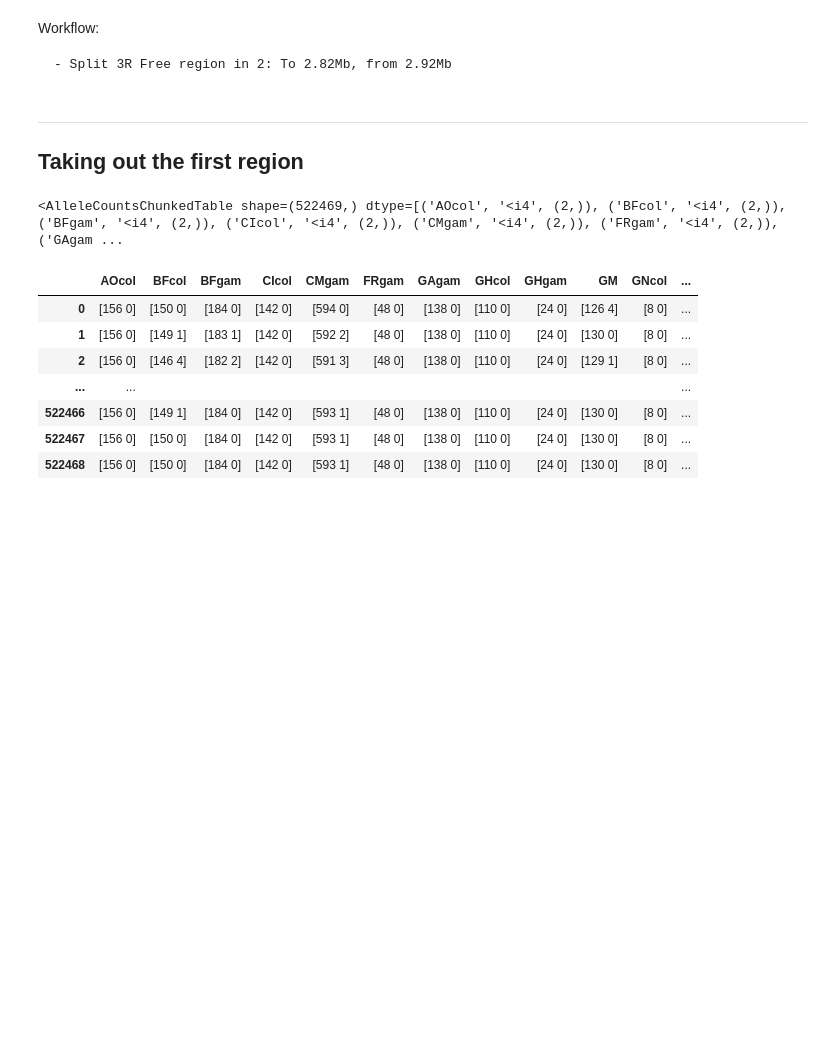
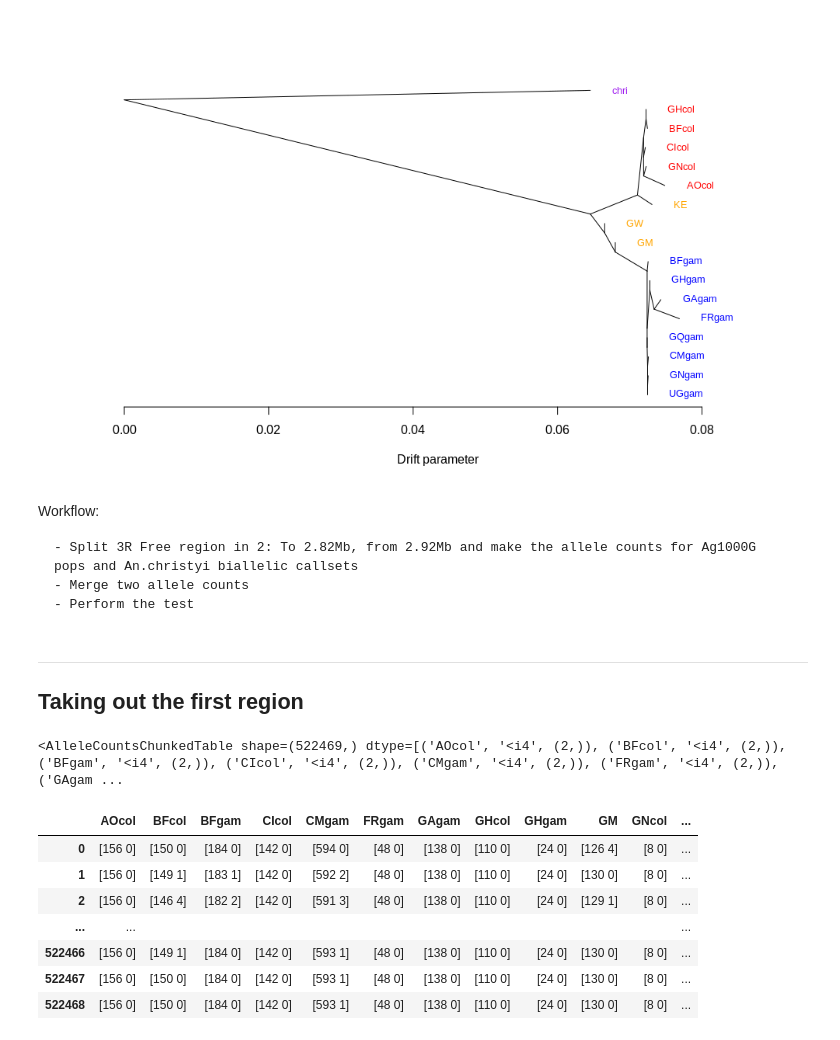
Before and after one commit to randomxsk8/notebooks, a Jupyter notebook: 12022019_ABBABABA_GSTe Out.ipynb, the cells around one changed output. Drawn from its saved outputs; the diff is of its cells as text; code cells hidden in the pictures; blank space fills up the shorter version.

```diff
--- a/12022019_ABBABABA_GSTe Out.ipynb
+++ b/12022019_ABBABABA_GSTe Out.ipynb
@@ -1,2 +9,6 @@
+# %%
+Image(filename='data/Treemix_data/christyi/3R_gste_out/Rplot01.png')
+# %% [output]
+[figure, added]
 # %%
 %run imports.ipynb
@@ -13,7 +26,9 @@ palette = sns.color_palette()
 Workflow:
 
 
-    - Split 3R Free region in 2: To 2.82Mb, from 2.92Mb
+    - Split 3R Free region in 2: To 2.82Mb, from 2.92Mb and make the allele counts for Ag1000G pops and An.christyi biallelic callsets
+    - Merge two allele counts
+    - Perform the test
 # %%
 calldata_out= zarr.open('data/outgroup_alleles_phase2.zarr/')
 calldata_biallel= zarr.open('data/phase2_biallel_allele_count.zarr/')
```
Also changed, not shown: parts of 19 cells of this notebook, 5 other files.
